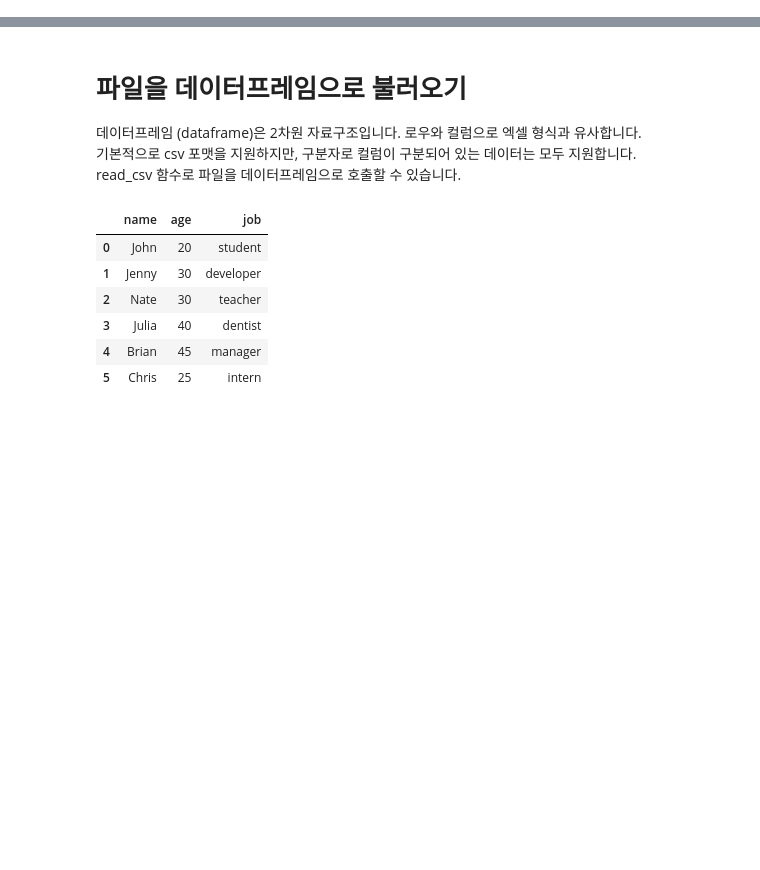
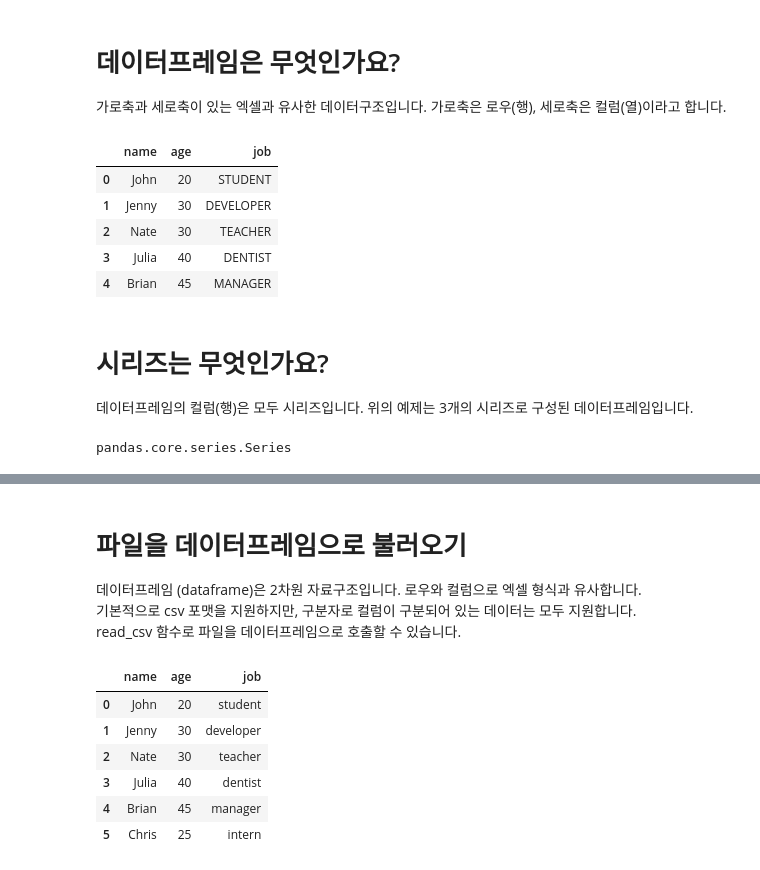
Before and after one commit to minsuk-heo/pandas, a Jupyter notebook: 팬더스_명령어_꿀팁.ipynb, the cells around one changed output, grey strips where cells are left out. Drawn from its saved outputs; the diff is of its cells as text; code cells hidden in the pictures; blank space fills up the shorter version.

```diff
--- a/팬더스_명령어_꿀팁.ipynb
+++ b/팬더스_명령어_꿀팁.ipynb
@@ -1,2 +4,4 @@
 # %%
 import pandas as pd
+data_frame = pd.read_csv('data/friend_list.csv')
+data_frame.head()
@@ -2,0 +15,20 @@ import pandas as pd
+# %% [markdown]
+# 데이터프레임은 무엇인가요?
+가로축과 세로축이 있는 엑셀과 유사한 데이터구조입니다. 가로축은 로우(행), 세로축은 컬럼(열)이라고 합니다.
+# %%
+# 데이터프레임이 가지고 있는 함수의 예제입니다.
+data_frame.head()
+# %% [output]
+|  | name | age | job |
+| 0 | John | 20 | STUDENT |
+| 1 | Jenny | 30 | DEVELOPER |
+| 2 | Nate | 30 | TEACHER |
+| 3 | Julia | 40 | DENTIST |
+| 4 | Brian | 45 | MANAGER |
+# %% [markdown]
+# 시리즈는 무엇인가요?
+데이터프레임의 컬럼(행)은 모두 시리즈입니다. 위의 예제는 3개의 시리즈로 구성된 데이터프레임입니다.
+# %%
+type(data_frame.job)
+# %% [output]
+pandas.core.series.Series
```
Also changed, not shown: parts of 7 cells of this notebook, 1 other file.
